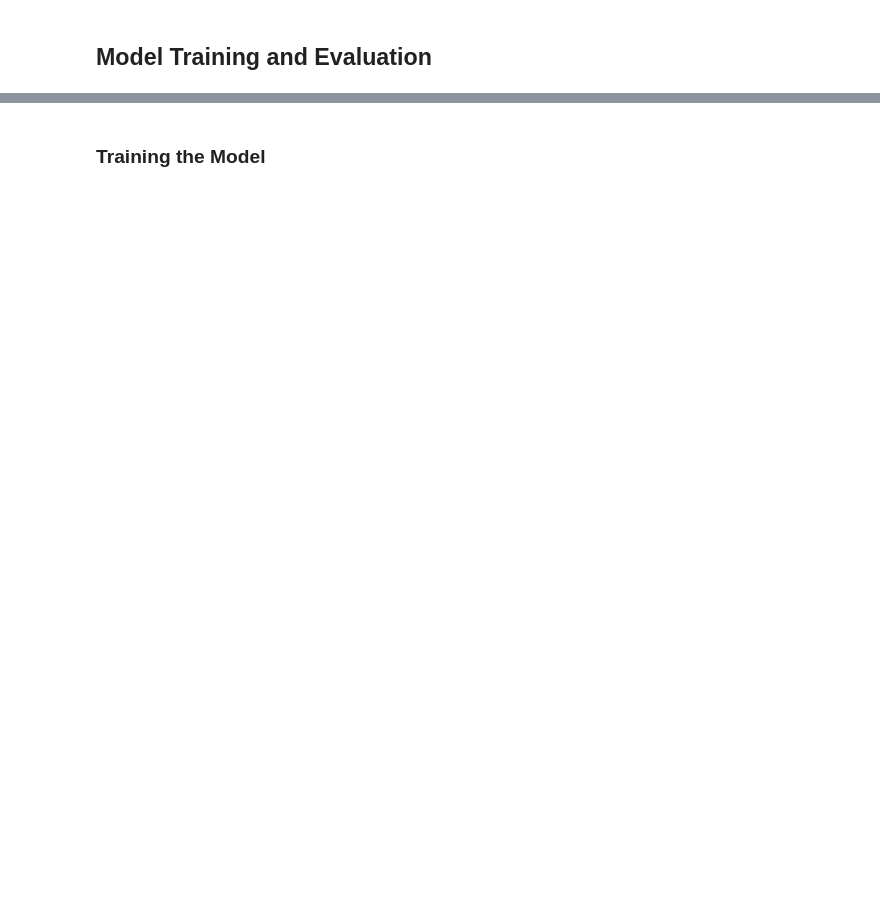
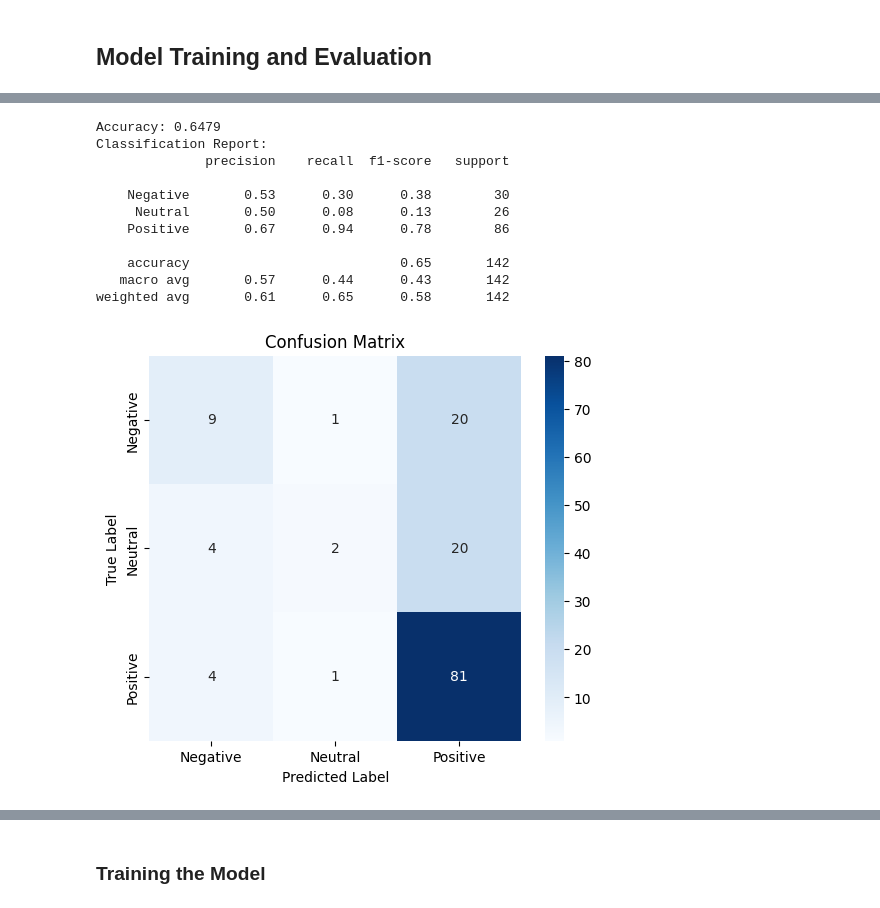
Before and after one commit to Ankur7470/nlp-assignment2, a Jupyter notebook: Copy_of_NLP_assgn2_task2_2.ipynb, the cells around one changed output, grey strips where cells are left out. Cells and saved outputs as stored; diff of their text form; code cells hidden in the pictures; blank space fills up the shorter version.

```diff
--- a/Copy_of_NLP_assgn2_task2_2.ipynb
+++ b/Copy_of_NLP_assgn2_task2_2.ipynb
@@ -359,0 +431,8 @@ vectorized_texts = np.array([text_to_vectors(text,glove_embeddings) for text in
+# %%
+# using average of word vectors to represent sentences.
+def text_to_vectors(text, model, vector_size=100):
+    vectors = [model.wv[word] for word in text if word in model.wv]
+    if len(vectors) > 0:
+        return np.mean(vectors, axis=0)  # Average word vectors
+    else:
+        return np.zeros(vector_size)  # Return zero vector if no words are in vocabulary
@@ -437,0 +623,34 @@ class SentimentDataset(Dataset):
+# %%
+y_test_true, y_test_pred = predict(model, test_loader)
+
+# Compute accuracy
+accuracy = accuracy_score(y_test_true, y_test_pred)
+print(f'Accuracy: {accuracy:.4f}')
+
+# Print classification report
+print("Classification Report:")
+print(classification_report(y_test_true, y_test_pred, target_names=['Negative', 'Neutral', 'Positive']))
+
+# Compute confusion matrix
+cm = confusion_matrix(y_test_true, y_test_pred)
+
+# Plot confusion matrix
+plt.figure(figsize=(6,5))
+sns.heatmap(cm, annot=True, fmt='d', cmap='Blues', xticklabels=['Negative', 'Neutral', 'Positive'], yticklabels=['Negative', 'Neutral', 'Positive'])
+plt.xlabel('Predicted Label')
+plt.ylabel('True Label')
+plt.title('Confusion Matrix')
+plt.show()
+# %% [output]
+Accuracy: 0.6479
+Classification Report:
+              precision    recall  f1-score   support
+
+    Negative       0.53      0.30      0.38        30
+     Neutral       0.50      0.08      0.13        26
+    Positive       0.67      0.94      0.78        86
+
+    accuracy                           0.65       142
+   macro avg       0.57      0.44      0.43       142
+weighted avg       0.61      0.65      0.58       142
+[figure, added]
```
Also changed, not shown: parts of 40 cells of this notebook.
